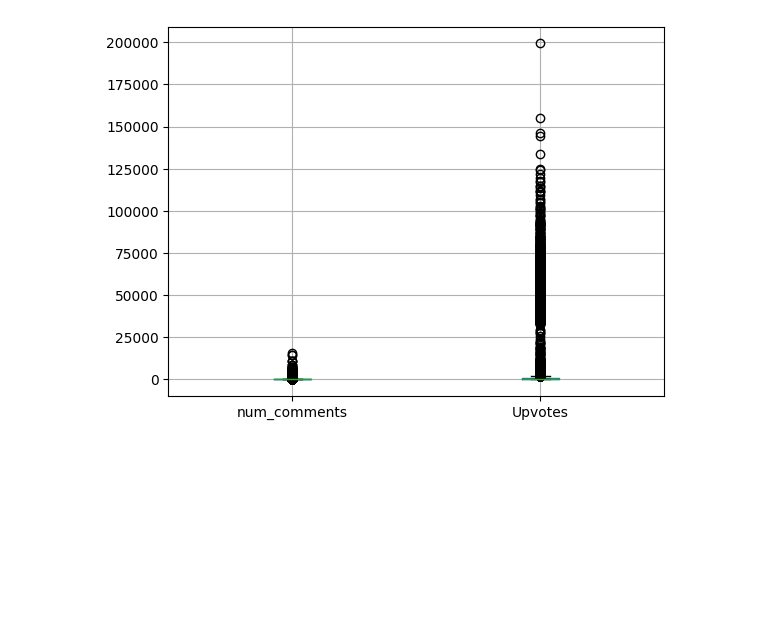
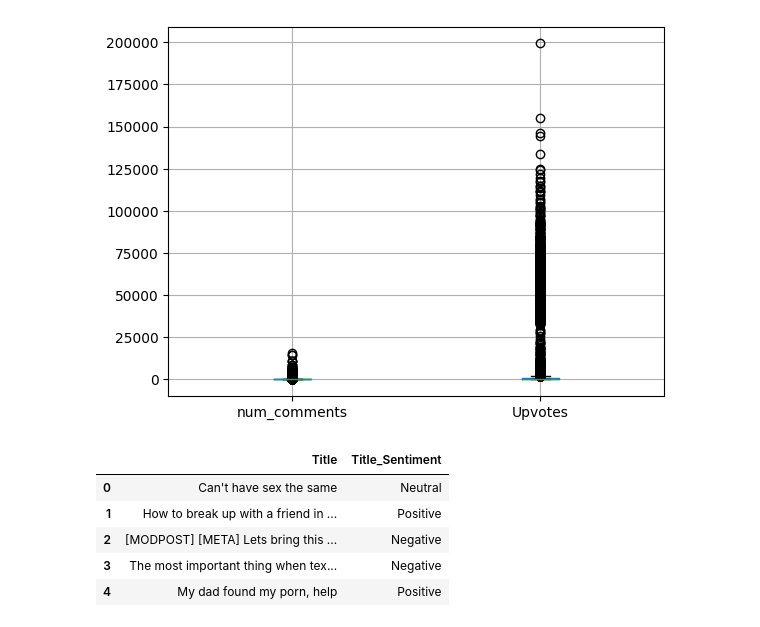
Before and after one commit to aryanrada/Analyze-Qualitative-Data-using-AI, a Jupyter notebook: analysis.ipynb, the cells around one changed output. Cells and saved outputs as stored; diff of their text form; code cells hidden in the pictures; blank space fills up the shorter version.

```diff
--- a/analysis.ipynb
+++ b/analysis.ipynb
@@ -223,0 +236,10 @@ data.boxplot()
+# %%
+data['Title_Sentiment'] = data['Title'].apply(sentiment_analyzer_scores)
+data[['Title', 'Title_Sentiment']].head()
+# %% [output]
+|  | Title | Title_Sentiment |
+| 0 | Can't have sex the same | Neutral |
+| 1 | How to break up with a friend in ... | Positive |
+| 2 | [MODPOST] [META] Lets bring this ... | Negative |
+| 3 | The most important thing when tex... | Negative |
+| 4 | My dad found my porn, help | Positive |
```
Also changed, not shown: parts of 3 cells of this notebook.
